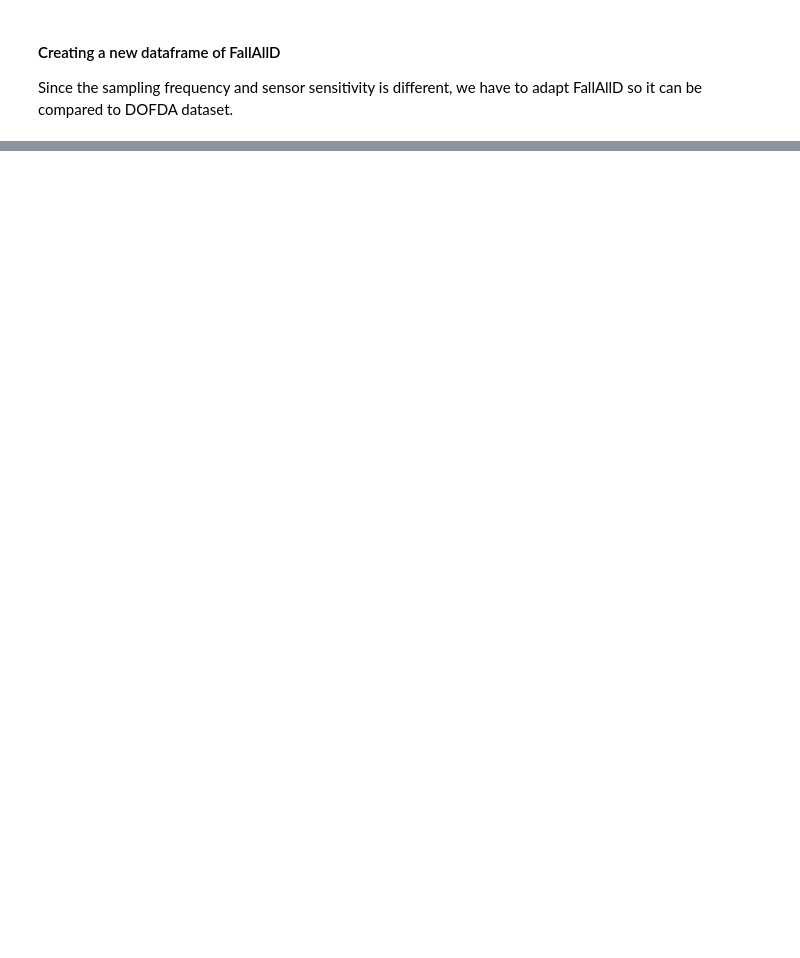
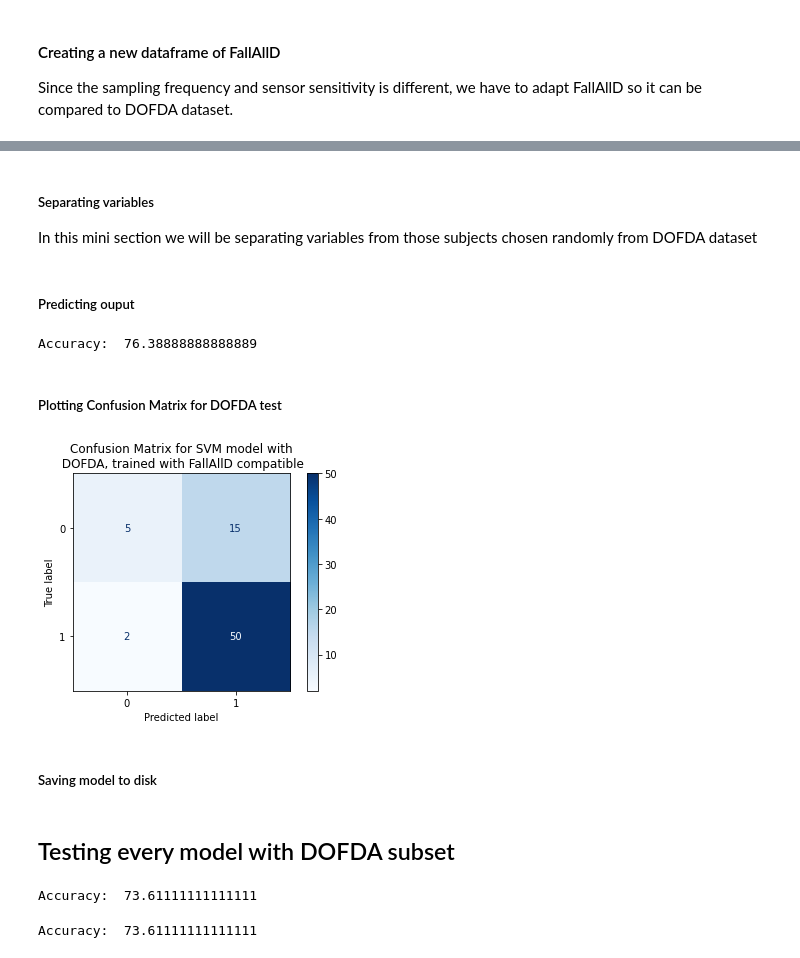
Before and after one commit to teddsords/Fall-Detection-and-Notification-System, a Jupyter notebook: SVM Models.ipynb, the cells around one changed output, grey strips where cells are left out. Cells and saved outputs as stored; diff of their text form; code cells hidden in the pictures; blank space fills up the shorter version.

```diff
--- a/SVM Models.ipynb
+++ b/SVM Models.ipynb
@@ -707,0 +875,3 @@ for x in FallAllD_compatible.index:
+# %%
+DOFDA_df = pd.read_csv(open('DOFDA 4 subjects for testing.csv', 'rb'), delimiter=',')
+DOFDA_df.tail()
@@ -707,0 +886,26 @@ for x in FallAllD_compatible.index:
+# %% [markdown]
+##### Separating variables
+
+In this mini section we will be separating variables from those subjects chosen randomly from DOFDA dataset
+# %%
+X_DOFDA = DOFDA_df.iloc[:, 0:-1]
+y_DOFDA = DOFDA_df['Fall']
+# %% [markdown]
+##### Predicting ouput
+# %%
+y_predicted_DOFDA = clf_fallalld_dofda.predict(X_DOFDA)
+print('Accuracy: ', (accuracy_score(y_DOFDA, y_predicted_DOFDA))*100)
+# %% [output]
+Accuracy:  76.38888888888889
+# %% [markdown]
+##### Plotting Confusion Matrix for DOFDA test
+# %%
+con_mat = confusion_matrix(y_true=y_DOFDA, y_pred=y_predicted_DOFDA)
+disp = ConfusionMatrixDisplay(confusion_matrix=con_mat)
+disp.plot(cmap='Blues')
+plt.title('Confusion Matrix for SVM model with\n DOFDA, trained with FallAllD compatible')
+plt.show()
+# %% [output]
+[figure, added]
+# %% [markdown]
+##### Saving model to disk
@@ -707,0 +914,16 @@ for x in FallAllD_compatible.index:
+# %% [markdown]
+## Testing every model with DOFDA subset
+# %%
+classifier = pickle.load(open('SVM_linear_1.sav', 'rb'))
+
+y_predicted = classifier.predict(X_DOFDA)
+print('Accuracy: ', (accuracy_score(y_DOFDA, y_predicted))*100)
+# %% [output]
+Accuracy:  73.61111111111111
+# %%
+classifier = pickle.load(open('SVM_linear_1000.sav', 'rb'))
+
+y_predicted = classifier.predict(X_DOFDA)
+print('Accuracy: ', (accuracy_score(y_DOFDA, y_predicted))*100)
+# %% [output]
+Accuracy:  73.61111111111111
```
Also changed, not shown: parts of 34 cells of this notebook.
